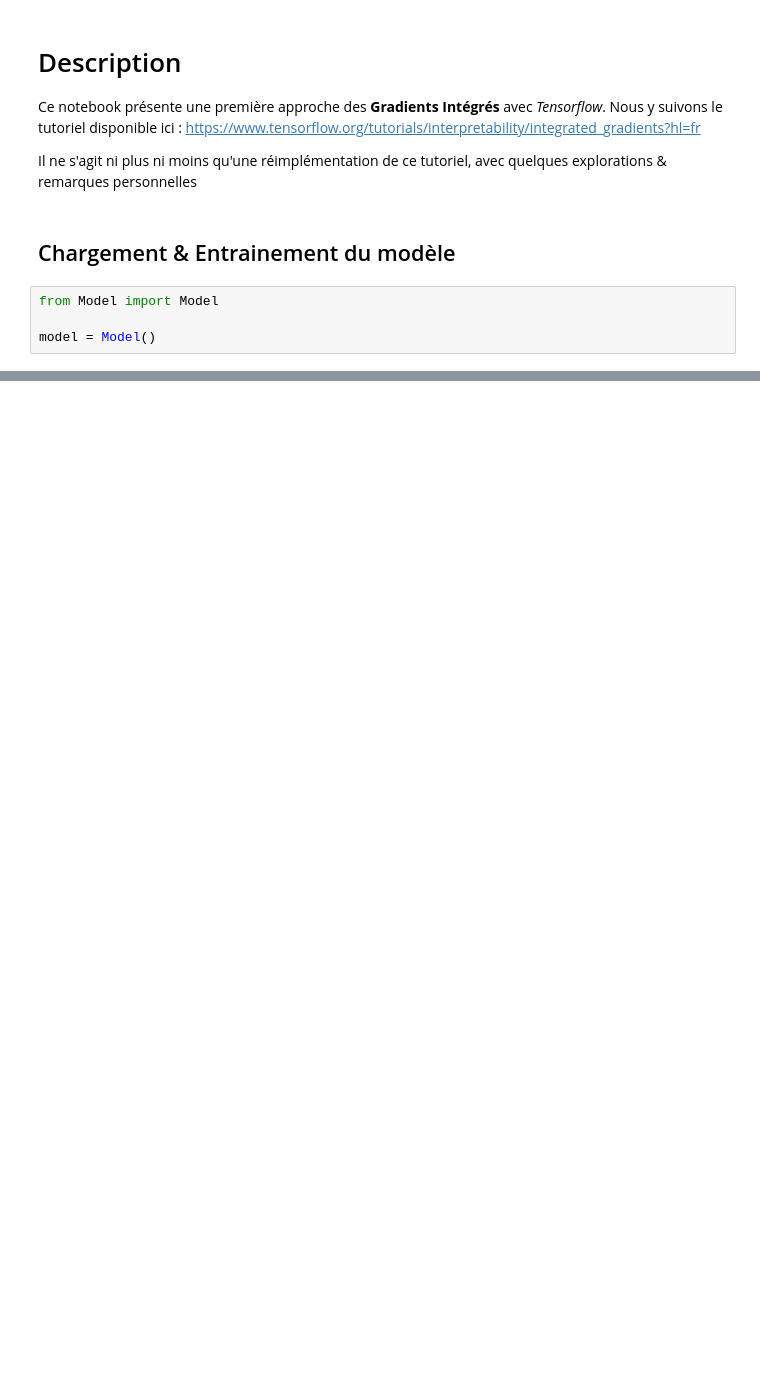
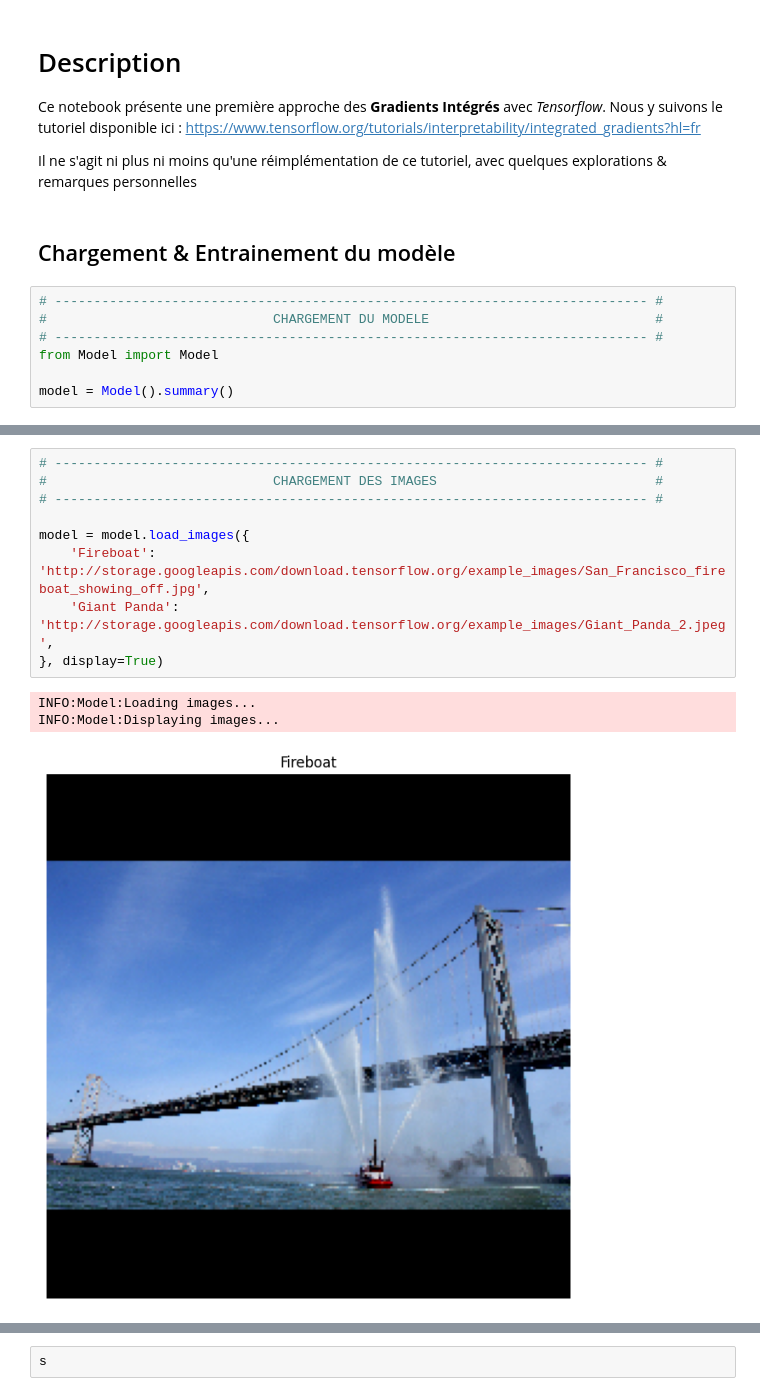
Before and after one commit to hjamet/Epita-S9-DNN, a Jupyter notebook: notebooks/tensorflow.ipynb, the cells around one changed output, grey strips where cells are left out. Saved outputs shown, nothing was run; the diff lists cells and outputs as text; blank space fills up the shorter version.

Commit message:
feat: :sparkles: Add Load_model & lod_images to Model.py

```diff
--- a/notebooks/tensorflow.ipynb
+++ b/notebooks/tensorflow.ipynb
@@ -22,7 +24,10 @@ Il ne s'agit ni plus ni moins qu'une réimplémentation de ce tutoriel, avec que
 # %% [markdown]
 ## Chargement & Entrainement du modèle
 # %%
+# ---------------------------------------------------------------------------- #
+#                             CHARGEMENT DU MODELE                             #
+# ---------------------------------------------------------------------------- #
 from Model import Model
 
-model = Model()
+model = Model().summary()
 # %% [output]
@@ -29,0 +47,13 @@ ModuleNotFoundError: No module named 'tensorflow_hub'
+# %%
+# ---------------------------------------------------------------------------- #
+#                             CHARGEMENT DES IMAGES                            #
+# ---------------------------------------------------------------------------- #
+
+model = model.load_images({
+    'Fireboat': 'http://storage.googleapis.com/download.tensorflow.org/example_images/San_Francisco_fireboat_showing_off.jpg',
+    'Giant Panda': 'http://storage.googleapis.com/download.tensorflow.org/example_images/Giant_Panda_2.jpeg',
+}, display=True)
+# %% [output]
+INFO:Model:Loading images...
+INFO:Model:Displaying images...
+[figure, added]
@@ -29,0 +61,2 @@ ModuleNotFoundError: No module named 'tensorflow_hub'
+# %%
+s
```
Also changed, not shown: parts of 3 cells of this notebook, 1 other file.
